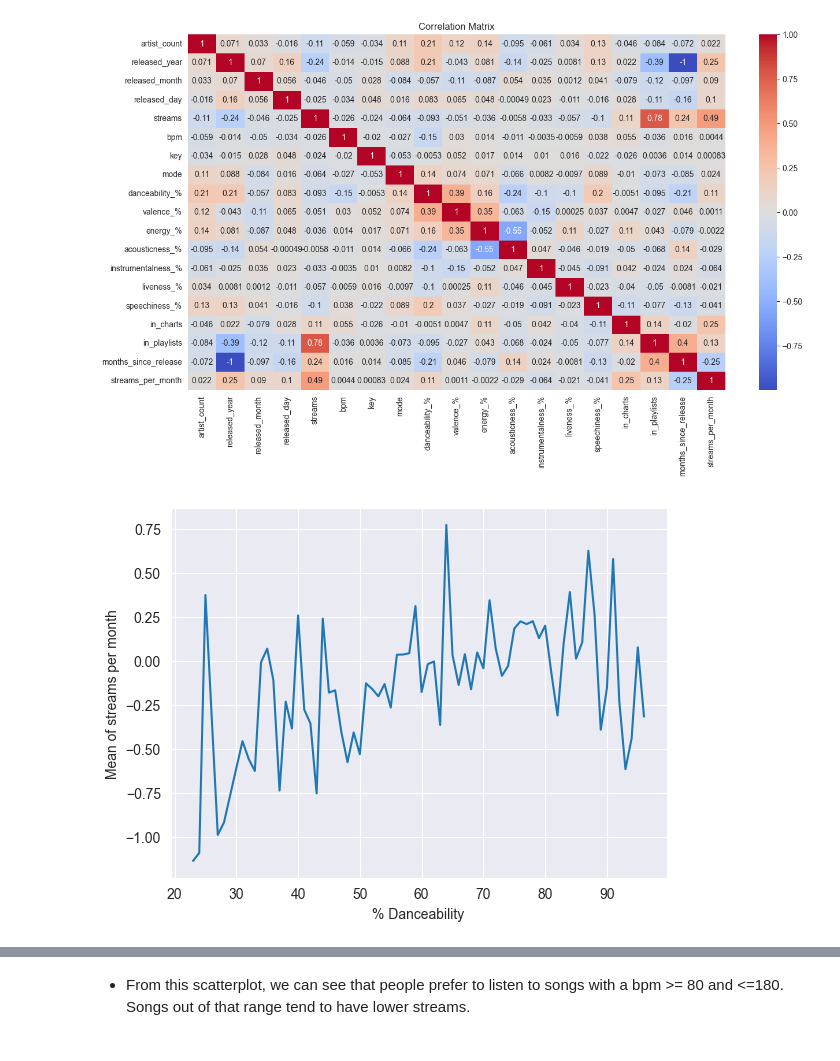
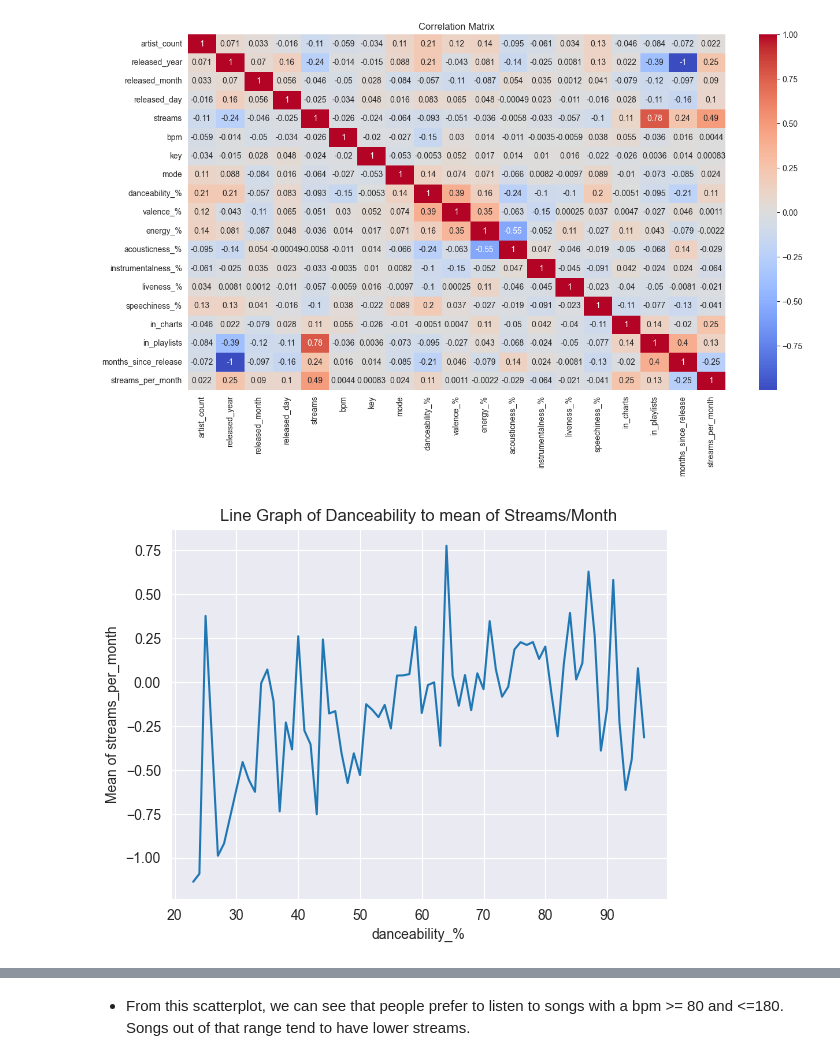
Before and after one commit to certificateofparticipation/VJCxTP-Hackathon-24, a Jupyter notebook: main.ipynb, the cells around one changed output, grey strips where cells are left out. Drawn from its saved outputs; the diff is of its cells as text; code cells hidden in the pictures.

```diff
--- a/main.ipynb
+++ b/main.ipynb
@@ -330,8 +330,9 @@ plt.show()
 # %%
 avg = df.groupby("danceability_%")["streams_per_month"].agg("mean")
 avg.plot()
-plt.xlabel("% Danceability")
-plt.ylabel("Mean of streams per month")
+plt.title("Line Graph of Danceability to mean of Streams/Month")
+plt.xlabel("danceability_%")
+plt.ylabel("Mean of streams_per_month")
 plt.show()
 # %% [output]
-[figure, old version]
+[figure, new version]
```
Also changed, not shown: parts of 11 cells of this notebook.
